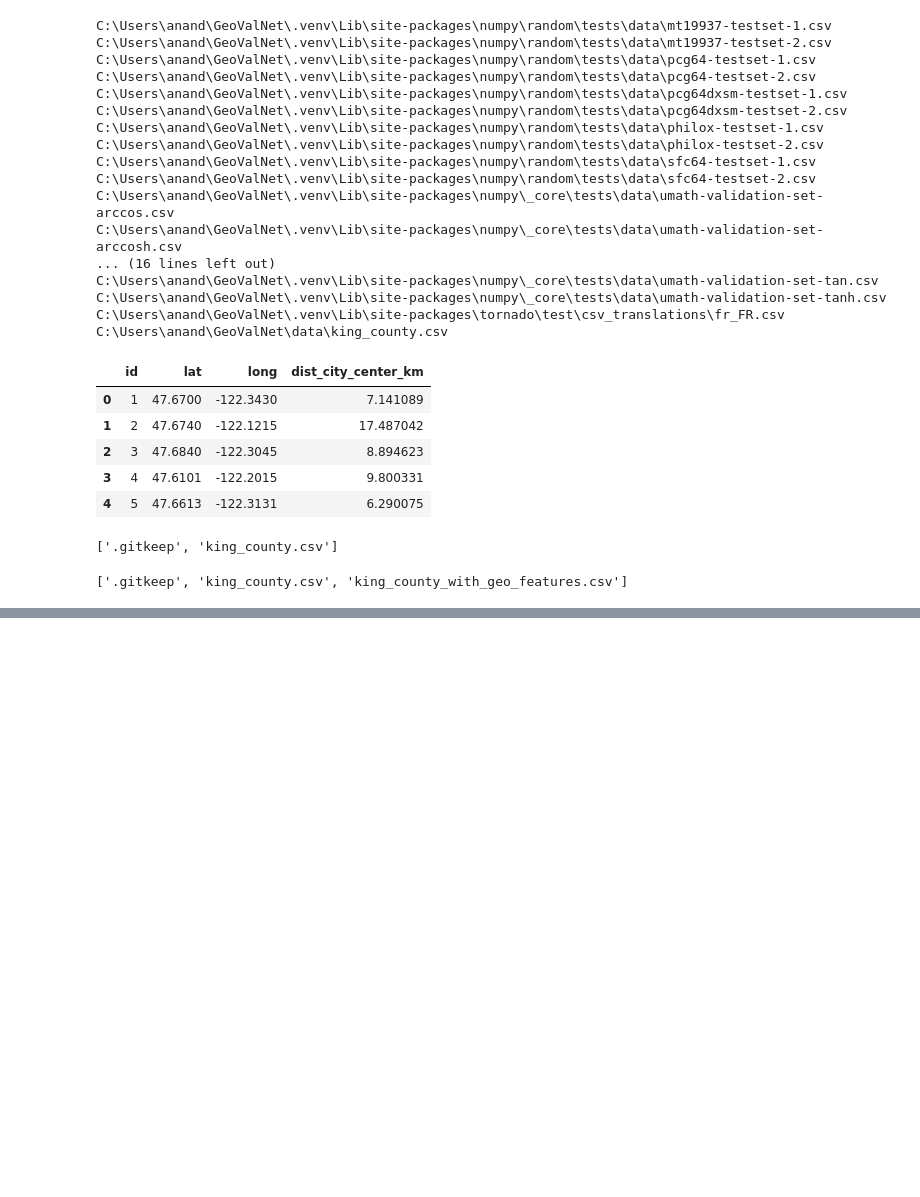
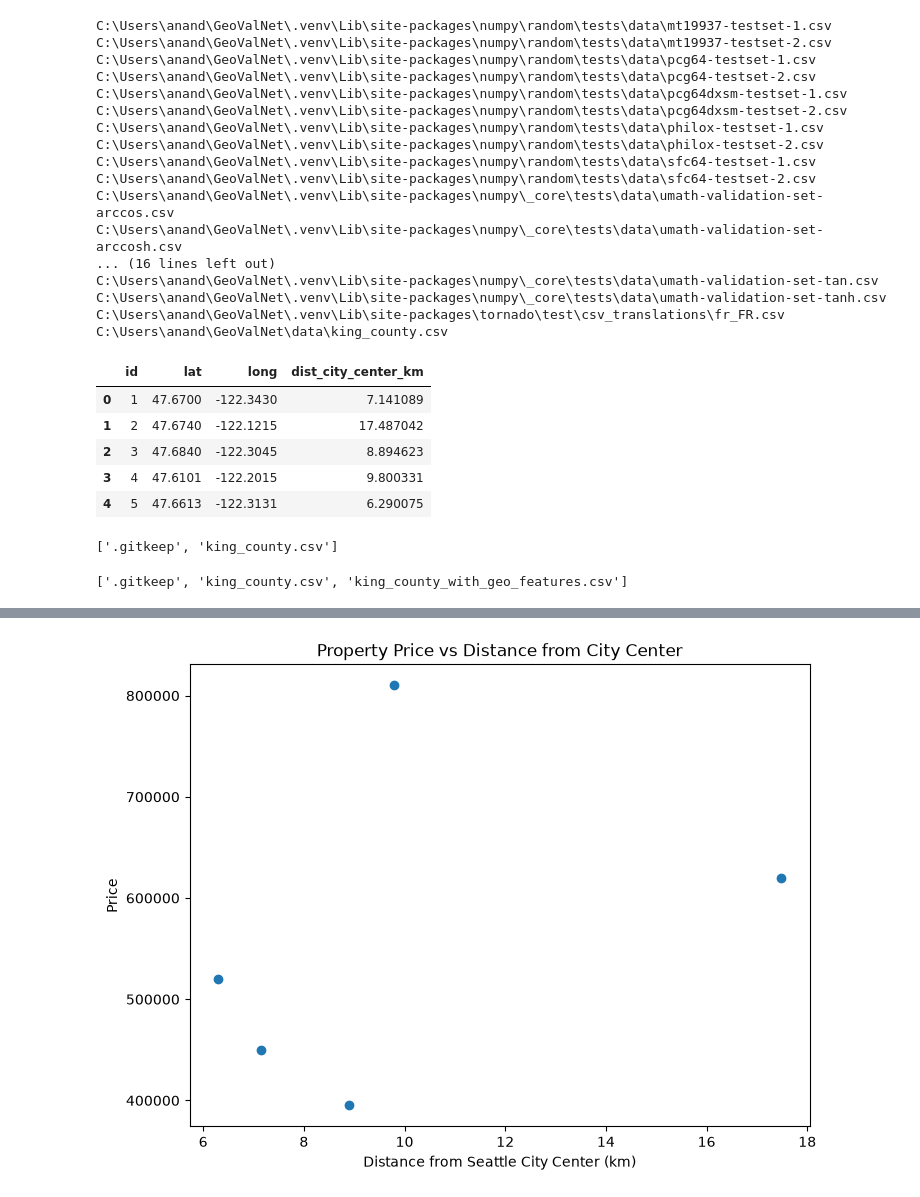
Before and after one commit to Hariharan0-h/GeoValNet, a Jupyter notebook: notebooks/feature_engineering.ipynb, the cells around one changed output, grey strips where cells are left out. Drawn from its saved outputs; the diff is of its cells as text; code cells hidden in the pictures; blank space fills up the shorter version.

```diff
--- a/notebooks/feature_engineering.ipynb
+++ b/notebooks/feature_engineering.ipynb
@@ -90,0 +223,15 @@ os.listdir("../data")
+# %%
+plt.figure(figsize=(8,6))
+
+plt.scatter(
+    df["dist_city_center_km"],
+    df["price"]
+)
+
+plt.xlabel("Distance from Seattle City Center (km)")
+plt.ylabel("Price")
+plt.title("Property Price vs Distance from City Center")
+
+plt.show()
+# %% [output]
+[figure, added]
```
Also changed, not shown: parts of 12 cells of this notebook.
